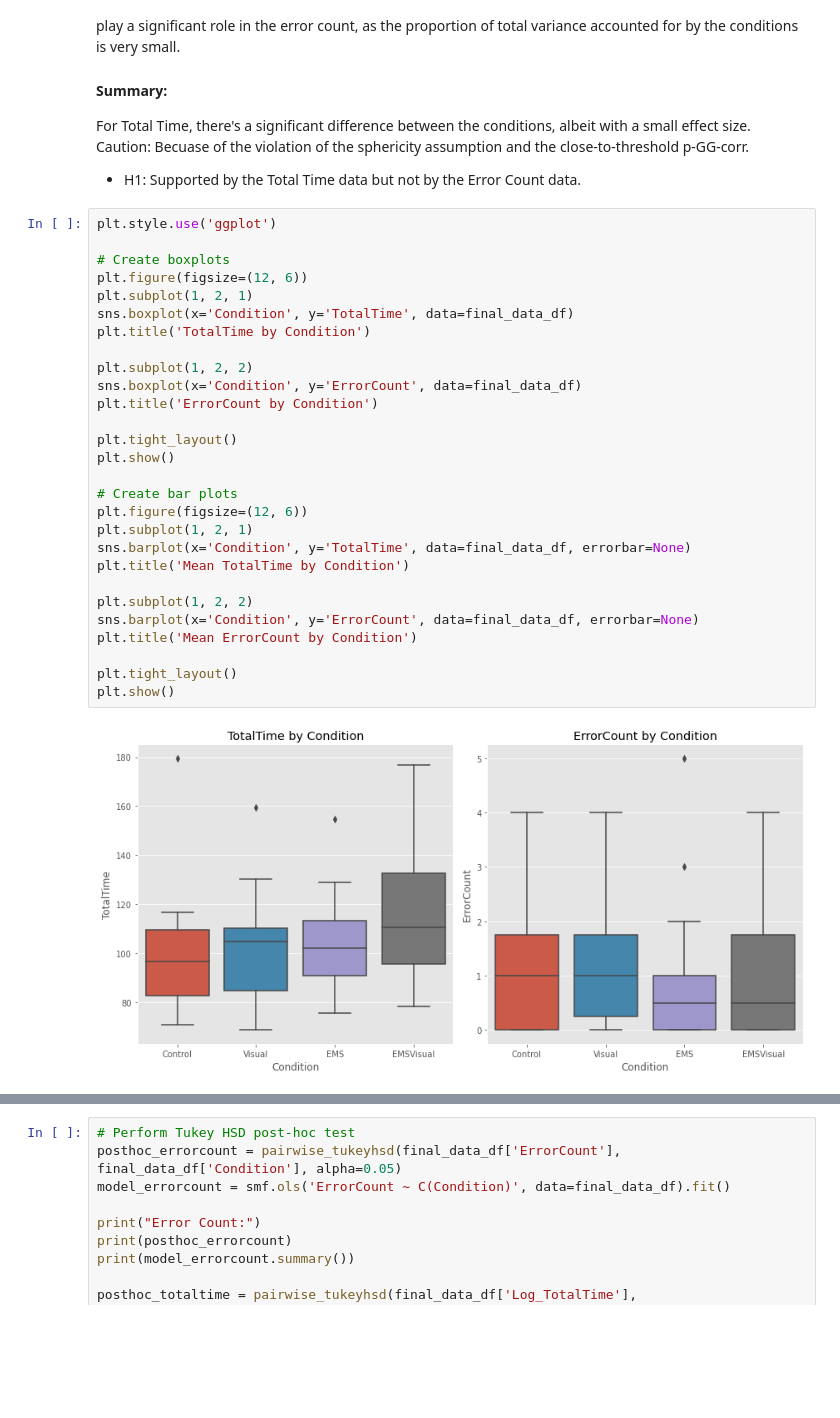
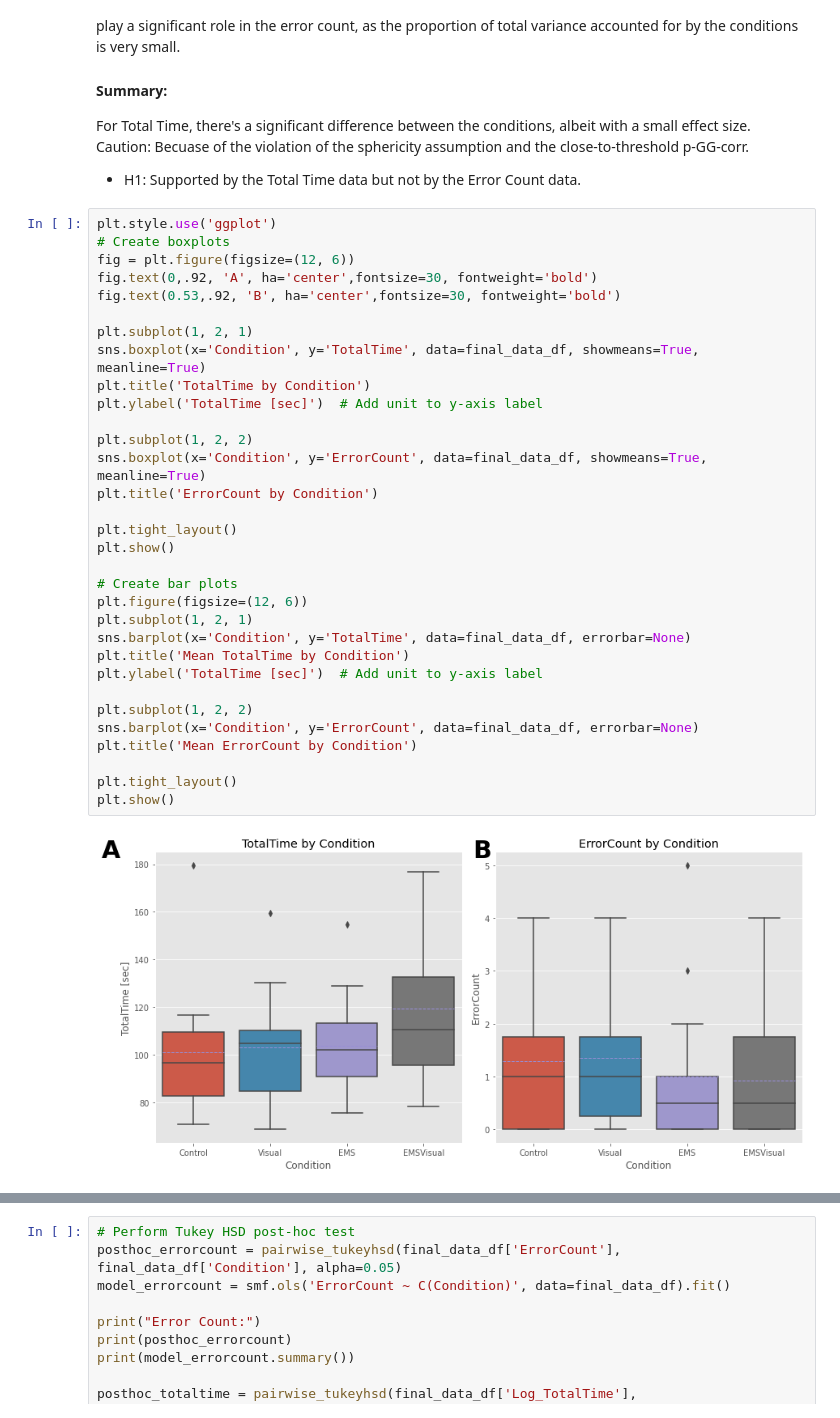
Before and after one commit to Trojan13/ma-ems, a Jupyter notebook: study/main.ipynb, the cells around one changed output, grey strips where cells are left out. Cells and saved outputs as stored; diff of their text form; blank space fills up the shorter version.

```diff
--- a/study/main.ipynb
+++ b/study/main.ipynb
@@ -392,31 +392,35 @@ For Total Time, there's a significant difference between the conditions, albeit
 - H1: Supported by the Total Time data but not by the Error Count data.
 # %%
 plt.style.use('ggplot')
+# Create boxplots
+fig = plt.figure(figsize=(12, 6))
+fig.text(0,.92, 'A', ha='center',fontsize=30, fontweight='bold')
+fig.text(0.53,.92, 'B', ha='center',fontsize=30, fontweight='bold')
 
-# Create boxplots
-plt.figure(figsize=(12, 6))
 plt.subplot(1, 2, 1)
-sns.boxplot(x='Condition', y='TotalTime', data=final_data_df)
+sns.boxplot(x='Condition', y='TotalTime', data=final_data_df, showmeans=True, meanline=True)
 plt.title('TotalTime by Condition')
+plt.ylabel('TotalTime [sec]')  # Add unit to y-axis label
 
 plt.subplot(1, 2, 2)
-sns.boxplot(x='Condition', y='ErrorCount', data=final_data_df)
+sns.boxplot(x='Condition', y='ErrorCount', data=final_data_df, showmeans=True, meanline=True)
 plt.title('ErrorCount by Condition')
 
 plt.tight_layout()
 plt.show()
 
 # Create bar plots
 plt.figure(figsize=(12, 6))
 plt.subplot(1, 2, 1)
 sns.barplot(x='Condition', y='TotalTime', data=final_data_df, errorbar=None)
 plt.title('Mean TotalTime by Condition')
+plt.ylabel('TotalTime [sec]')  # Add unit to y-axis label
 
 plt.subplot(1, 2, 2)
 sns.barplot(x='Condition', y='ErrorCount', data=final_data_df, errorbar=None)
 plt.title('Mean ErrorCount by Condition')
 
 plt.tight_layout()
 plt.show()
 # %% [output]
-[figure, old version]
+[figure, new version]
```
Also changed, not shown: parts of 8 cells of this notebook, 13 other files.
